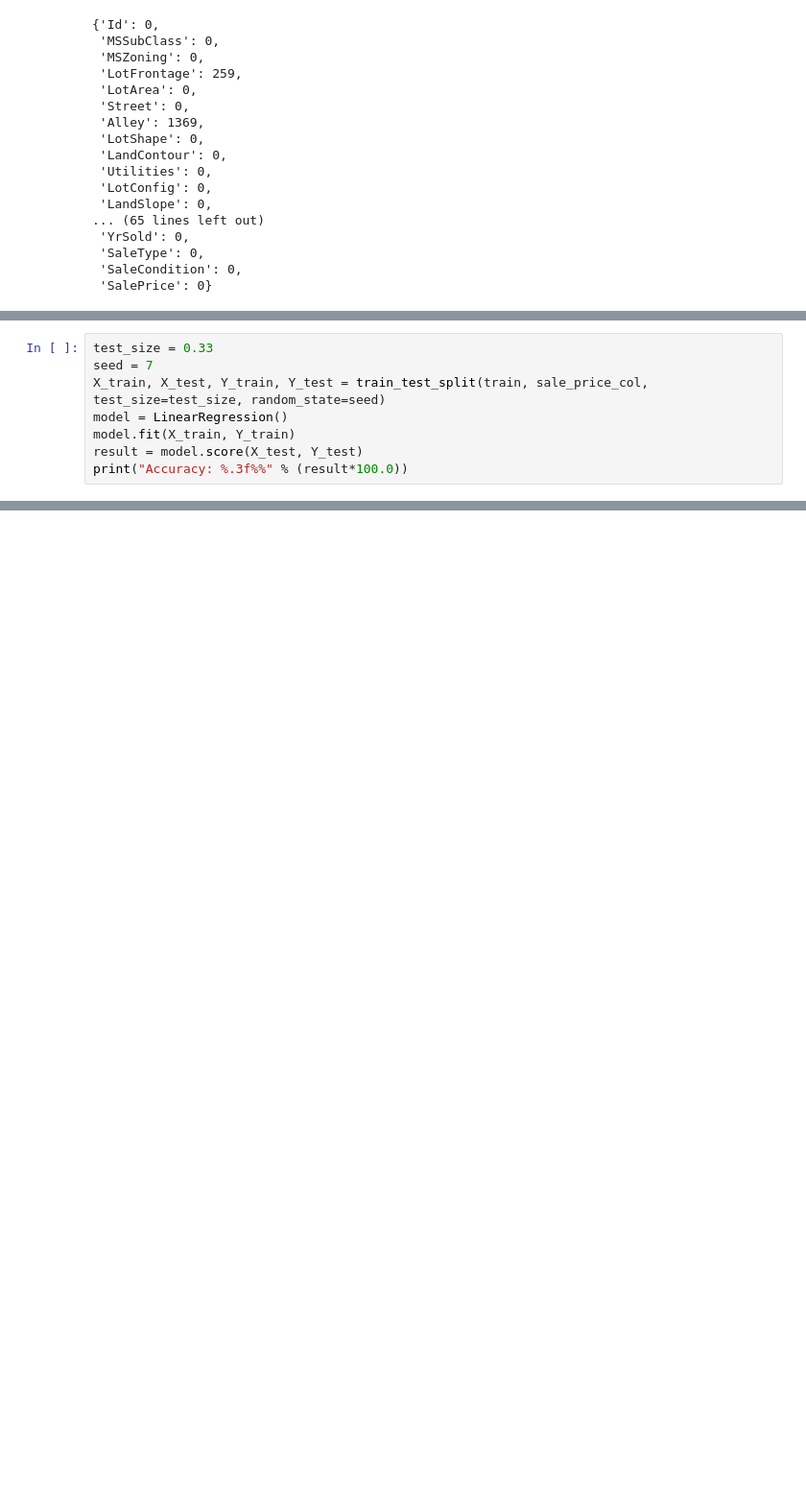
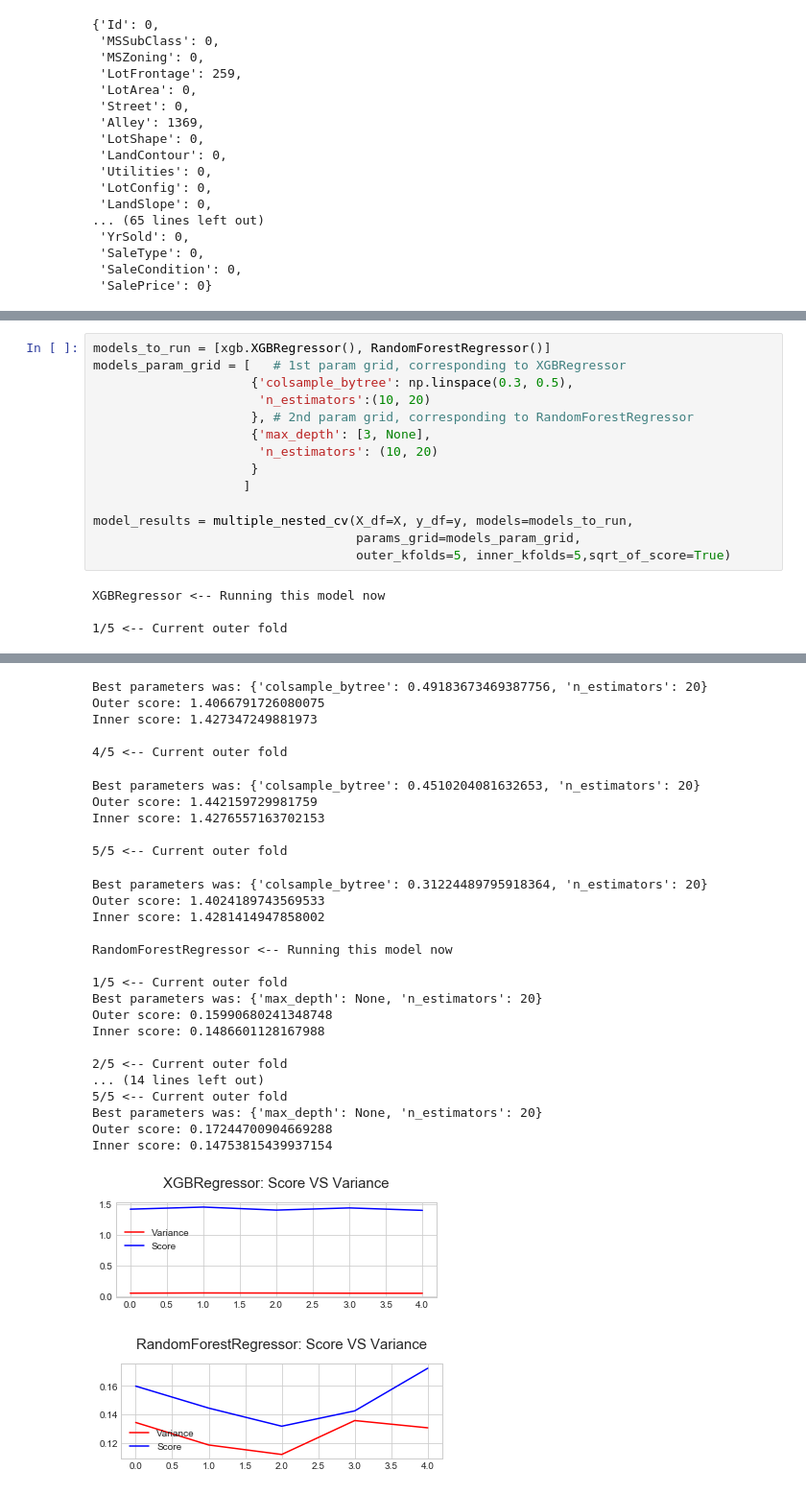
Before and after one commit to casperbh96/house-price-prediction, a Jupyter notebook: Final.ipynb, the cells around one changed output, grey strips where cells are left out. Shown at 96% size. Drawn from its saved outputs; the diff is of its cells as text; blank space fills up the shorter version.

```diff
--- a/Final.ipynb
+++ b/Final.ipynb
@@ -168,8 +164,0 @@ train  = train.drop(['SalePrice'],axis=1)
-# %%
-test_size = 0.33
-seed = 7
-X_train, X_test, Y_train, Y_test = train_test_split(train, sale_price_col, test_size=test_size, random_state=seed)
-model = LinearRegression()
-model.fit(X_train, Y_train)
-result = model.score(X_test, Y_test)
-print("Accuracy: %.3f%%" % (result*100.0))
@@ -177,0 +261,18 @@ Accuracy: 65.737%
+# %%
+models_to_run = [xgb.XGBRegressor(), RandomForestRegressor()]
+models_param_grid = [   # 1st param grid, corresponding to XGBRegressor
+                     {'colsample_bytree': np.linspace(0.3, 0.5),
+                      'n_estimators':(10, 20)
+                     }, # 2nd param grid, corresponding to RandomForestRegressor
+                     {'max_depth': [3, None],
+                      'n_estimators': (10, 20)
+                     }
+                    ]
+
+model_results = multiple_nested_cv(X_df=X, y_df=y, models=models_to_run,
+                                   params_grid=models_param_grid,
+                                   outer_kfolds=5, inner_kfolds=5,sqrt_of_score=True)
+# %% [output]
+XGBRegressor <-- Running this model now
+
+1/5 <-- Current outer fold
@@ -177,0 +289,29 @@ Accuracy: 65.737%
+Best parameters was: {'colsample_bytree': 0.49183673469387756, 'n_estimators': 20}
+Outer score: 1.4066791726080075
+Inner score: 1.427347249881973
+
+4/5 <-- Current outer fold
+Best parameters was: {'colsample_bytree': 0.4510204081632653, 'n_estimators': 20}
+Outer score: 1.442159729981759
+Inner score: 1.4276557163702153
+
+5/5 <-- Current outer fold
+Best parameters was: {'colsample_bytree': 0.31224489795918364, 'n_estimators': 20}
+Outer score: 1.4024189743569533
+Inner score: 1.4281414947858002
+
+RandomForestRegressor <-- Running this model now
+
+1/5 <-- Current outer fold
+Best parameters was: {'max_depth': None, 'n_estimators': 20}
+Outer score: 0.15990680241348748
+Inner score: 0.1486601128167988
+
+2/5 <-- Current outer fold
+... (14 lines left out)
+5/5 <-- Current outer fold
+Best parameters was: {'max_depth': None, 'n_estimators': 20}
+Outer score: 0.17244700904669288
+Inner score: 0.14753815439937154
+[figure, added]
+[figure, added]
```
Also changed, not shown: parts of 26 cells of this notebook.
